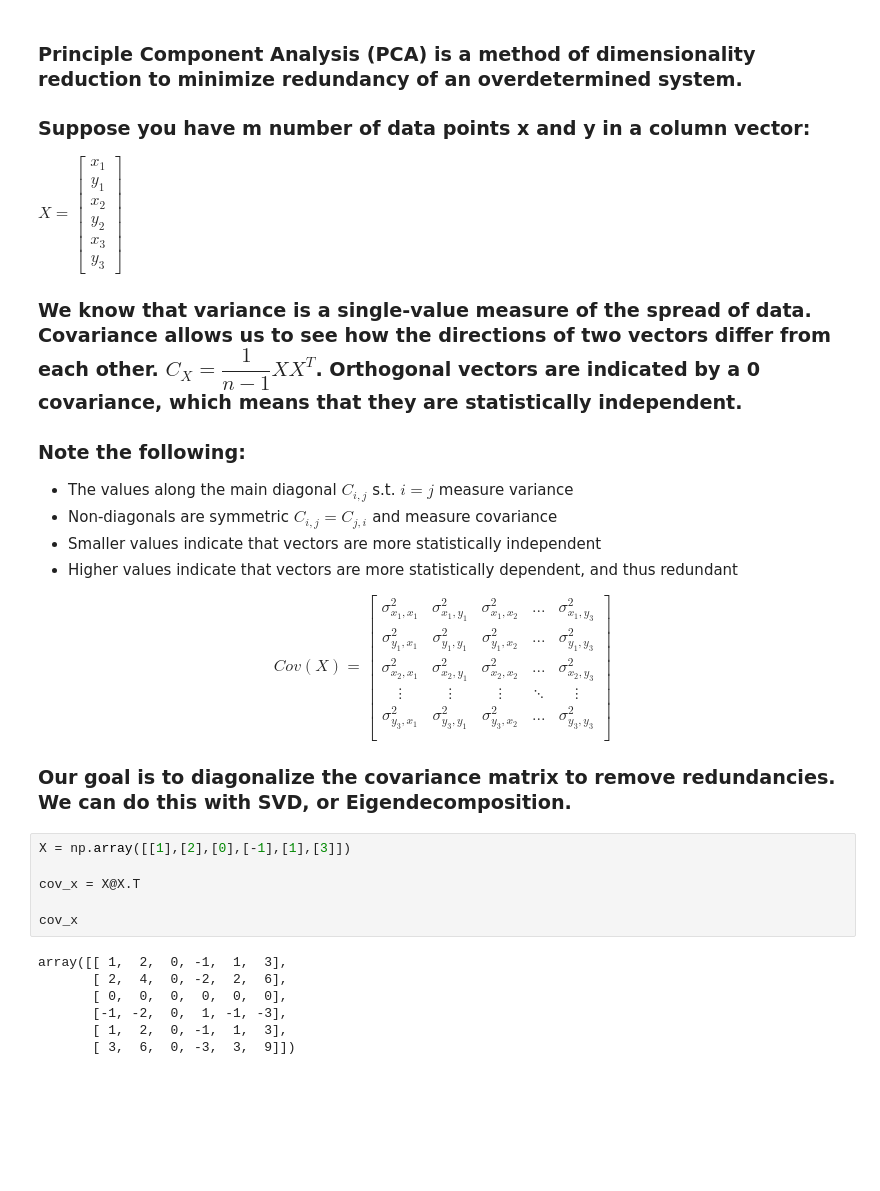
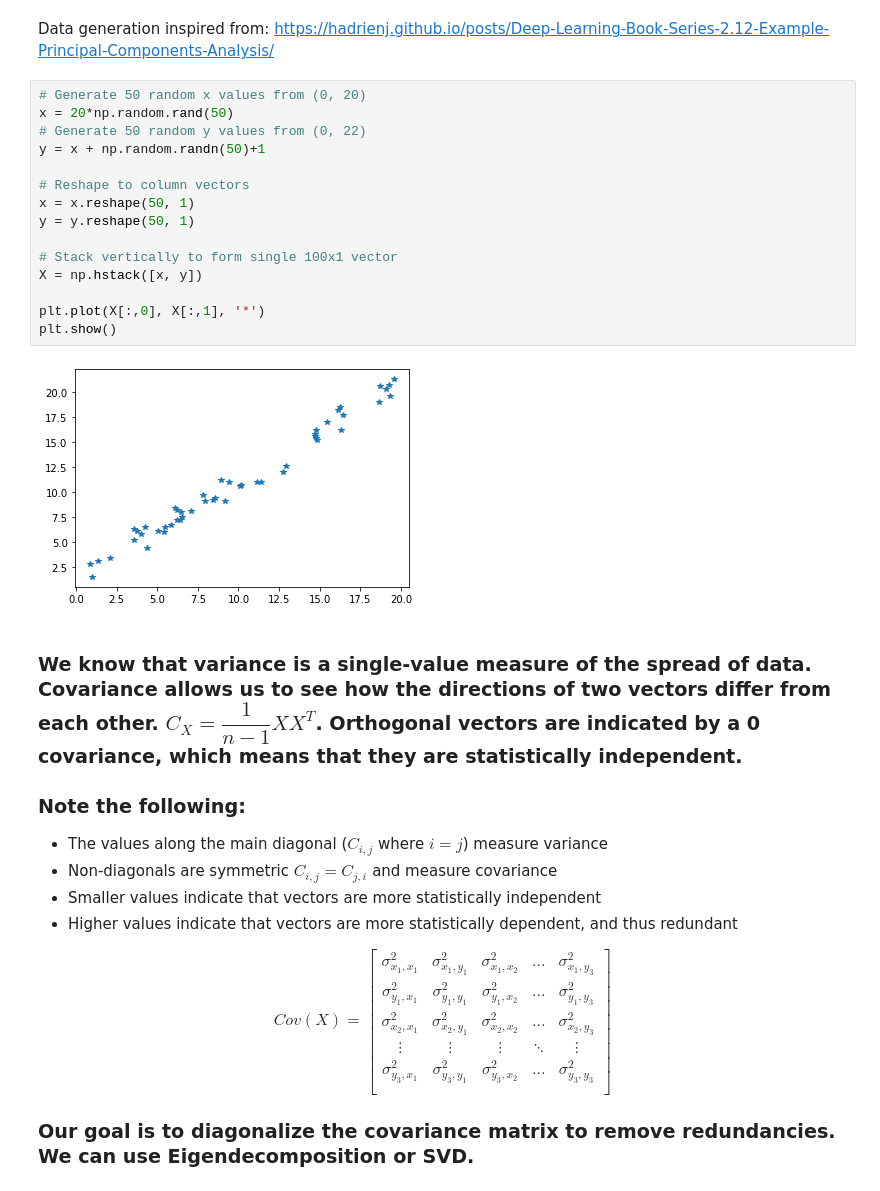
Before and after one commit to B33Boy/Data-Driven-Algorithms-Collection, a Jupyter notebook: Principal Component Analysis/PCA.ipynb, the cells around one changed output. Cells and saved outputs as stored; diff of their text form; blank space fills up the shorter version.

Commit message:
PCA data gen

```diff
--- a/Principal Component Analysis/PCA.ipynb
+++ b/Principal Component Analysis/PCA.ipynb
@@ -4,21 +51,27 @@ import pandas as pd
+# %% [markdown]
+Data generation inspired from: https://hadrienj.github.io/posts/Deep-Learning-Book-Series-2.12-Example-Principal-Components-Analysis/
+# %%
+# Generate 50 random x values from (0, 20)
+x = 20*np.random.rand(50)
+# Generate 50 random y values from (0, 22)
+y = x + np.random.randn(50)+1
+
+# Reshape to column vectors
+x = x.reshape(50, 1)
+y = y.reshape(50, 1)
+
+# Stack vertically to form single 100x1 vector
+X = np.hstack([x, y])
+
+plt.plot(X[:,0], X[:,1], '*')
+plt.show()
+# %% [output]
+[figure, added]
 # %% [markdown]
-### Principle Component Analysis (PCA) is a method of dimensionality reduction to minimize redundancy of an overdetermined system.
-
-### Suppose you have m number of data points x and y in a column vector:
-
-$X = \begin{bmatrix}
-           x_{1} \\
-           y_{1} \\
-           x_{2} \\
-           y_{2} \\
-           x_{3} \\
-           y_{3}
-\end{bmatrix} $
-
 ### We know that variance is a single-value measure of the spread of data. Covariance allows us to see how the directions of two vectors differ from each other. $C_{X}=\dfrac{1}{n-1}XX^{T}$. Orthogonal vectors are indicated by a 0 covariance, which means that they are statistically independent.
 
 ### Note the following:
-- The values along the main diagonal $C_{i,j}$ s.t. $i=j$ measure variance
+- The values along the main diagonal ($C_{i,j}$ where $i=j$) measure variance
 - Non-diagonals are symmetric $C_{i,j} = C_{j,i}$ and measure covariance
 - Smaller values indicate that vectors are more statistically independent
 - Higher values indicate that vectors are more statistically dependent, and thus redundant
@@ -33,17 +86,4 @@ $$Cov(X) =
 \end{bmatrix}
 $$
 
-### Our goal is to diagonalize the covariance matrix to remove redundancies. We can do this with SVD, or Eigendecomposition.
+### Our goal is to diagonalize the covariance matrix to remove redundancies. We can use Eigendecomposition or SVD.
-# %%
-X = np.array([[1],[2],[0],[-1],[1],[3]])
-
-cov_x = X@X.T
-
-cov_x
-# %% [output]
-array([[ 1,  2,  0, -1,  1,  3],
-       [ 2,  4,  0, -2,  2,  6],
-       [ 0,  0,  0,  0,  0,  0],
-       [-1, -2,  0,  1, -1, -3],
-       [ 1,  2,  0, -1,  1,  3],
-       [ 3,  6,  0, -3,  3,  9]])
```
Also changed, not shown: parts of 18 cells of this notebook.
